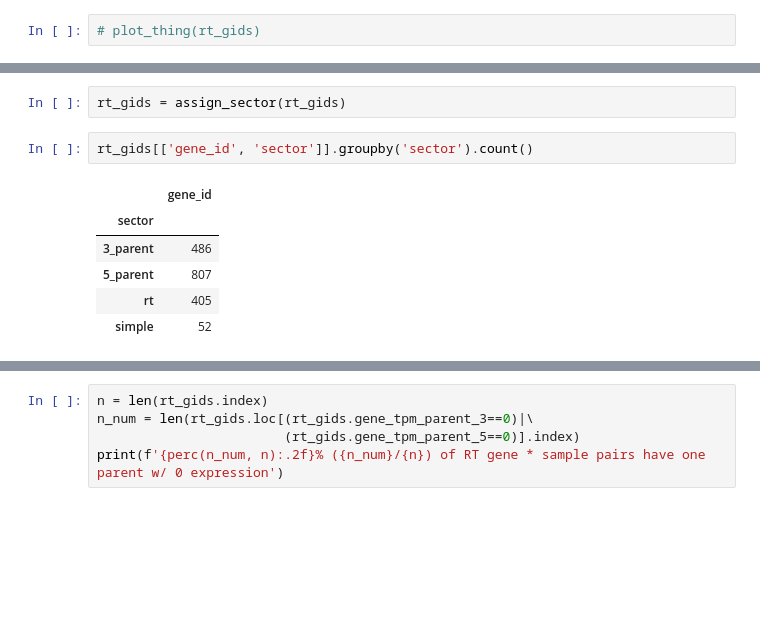
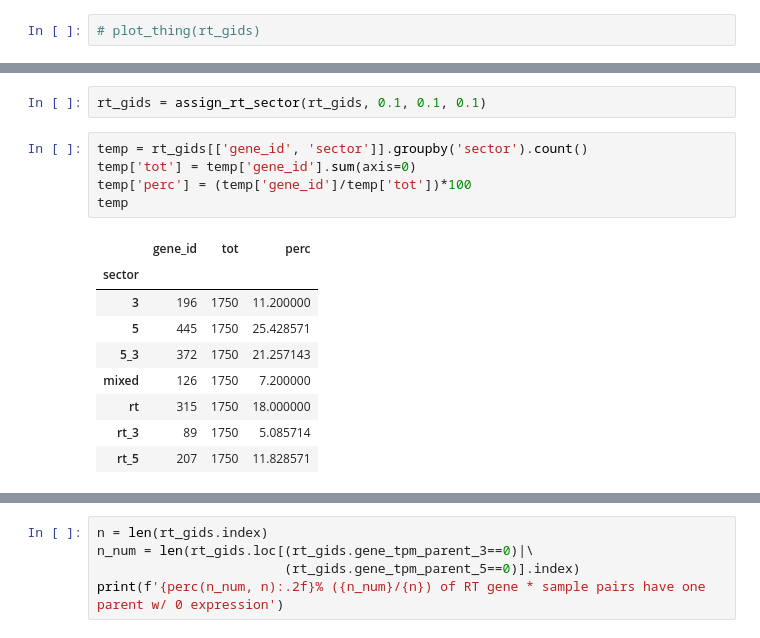
Before and after one commit to fairliereese/paper_rnawg, a Jupyter notebook: figures_revisions/revisions/readthrough_v_parent_expression_ss.ipynb, the cells around one changed output, grey strips where cells are left out. Drawn from its saved outputs; the diff is of its cells as text; blank space fills up the shorter version.

```diff
--- a/figures_revisions/revisions/readthrough_v_parent_expression_ss.ipynb
+++ b/figures_revisions/revisions/readthrough_v_parent_expression_ss.ipynb
@@ -837,11 +881,17 @@ def assign_sector(df):
 # %%
-rt_gids = assign_sector(rt_gids)
+rt_gids = assign_rt_sector(rt_gids, 0.1, 0.1, 0.1)
 # %%
-rt_gids[['gene_id', 'sector']].groupby('sector').count()
+temp = rt_gids[['gene_id', 'sector']].groupby('sector').count()
+temp['tot'] = temp['gene_id'].sum(axis=0)
+temp['perc'] = (temp['gene_id']/temp['tot'])*100
+temp
 # %% [output]
-|  | gene_id |
-| sector |  |
-| 3_parent | 486 |
-| 5_parent | 807 |
-| rt | 405 |
-| simple | 52 |
+|  | gene_id | tot | perc |
+| sector |  |  |  |
+| 3 | 196 | 1750 | 11.200000 |
+| 5 | 445 | 1750 | 25.428571 |
+| 5_3 | 372 | 1750 | 21.257143 |
+| mixed | 126 | 1750 | 7.200000 |
+| rt | 315 | 1750 | 18.000000 |
+| rt_3 | 89 | 1750 | 5.085714 |
+| rt_5 | 207 | 1750 | 11.828571 |
```
Also changed, not shown: parts of 16 cells of this notebook, 13 other files.
